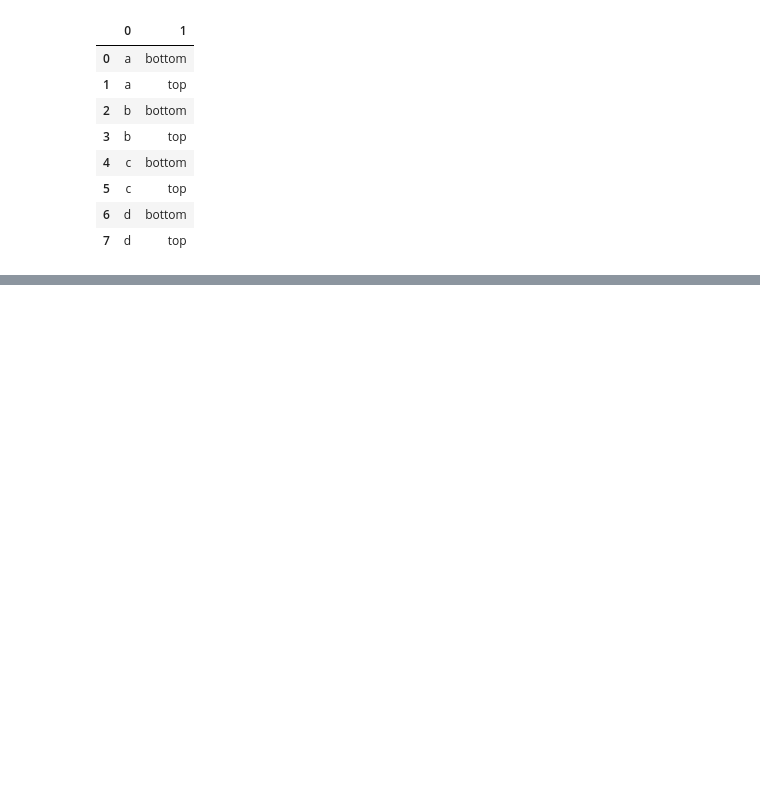
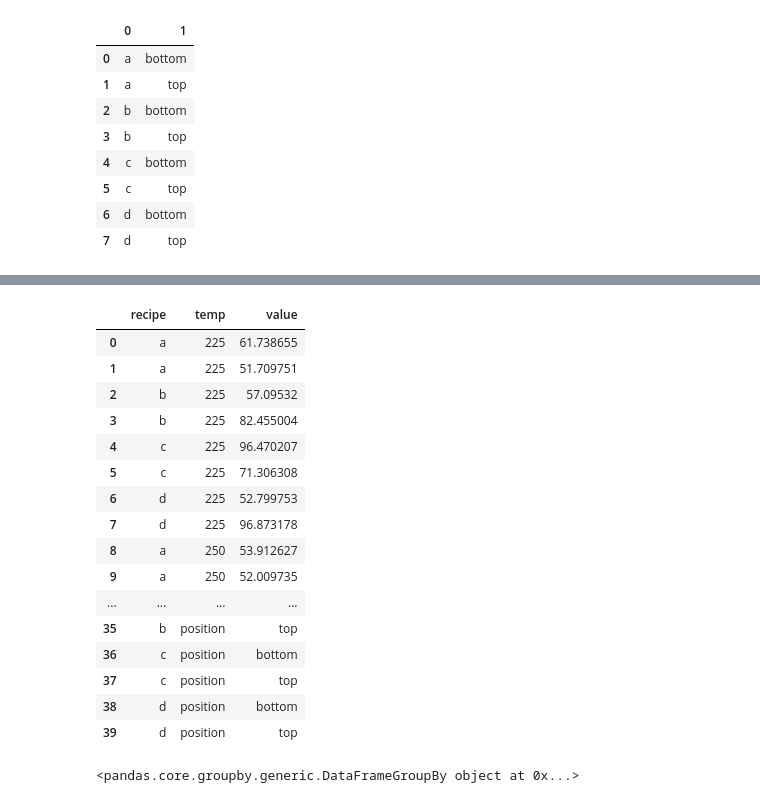
Before and after one commit to SLawsonWoods/classification-exercises, a Jupyter notebook: untidy-data/tidy_data.ipynb, the cells around one changed output, grey strips where cells are left out. Saved outputs shown, nothing was run; the diff lists cells and outputs as text; code cells hidden in the pictures; blank space fills up the shorter version.

```diff
--- a/untidy-data/tidy_data.ipynb
+++ b/untidy-data/tidy_data.ipynb
@@ -179,3 +180,6 @@ new_recipe_position
 | 5 | c | top |
 | 6 | d | bottom |
 | 7 | d | top |
+# %%
+#rename columns
+new_recipe_position.columns = ['recipe','position']
@@ -181,0 +199,5 @@ new_recipe_position
+# %%
+#add these columns to the df and drop the original
+#sales2 = pd.concat([sales_melt, year_and_measure_df], axis=1).drop(columns='year_and_measure')
+#sales2.head()
+df_tidy = pd.concat([df, new_recipe_position],axis=1).drop(columns='recipe:position')
@@ -181,0 +213,24 @@ new_recipe_position
+# %%
+df_tidy.melt(id_vars='recipe',var_name='temp')
+# %% [output]
+|  | recipe | temp | value |
+| 0 | a | 225 | 61.738655 |
+| 1 | a | 225 | 51.709751 |
+| 2 | b | 225 | 57.09532 |
+| 3 | b | 225 | 82.455004 |
+| 4 | c | 225 | 96.470207 |
+| 5 | c | 225 | 71.306308 |
+| 6 | d | 225 | 52.799753 |
+| 7 | d | 225 | 96.873178 |
+| 8 | a | 250 | 53.912627 |
+| 9 | a | 250 | 52.009735 |
+| ... | ... | ... | ... |
+| 35 | b | position | top |
+| 36 | c | position | bottom |
+| 37 | c | position | top |
+| 38 | d | position | bottom |
+| 39 | d | position | top |
+# %%
+df_tidy.groupby('recipe')
+# %% [output]
+<pandas.core.groupby.generic.DataFrameGroupBy object at 0x...>
```
Also changed, not shown: parts of 8 cells of this notebook.
